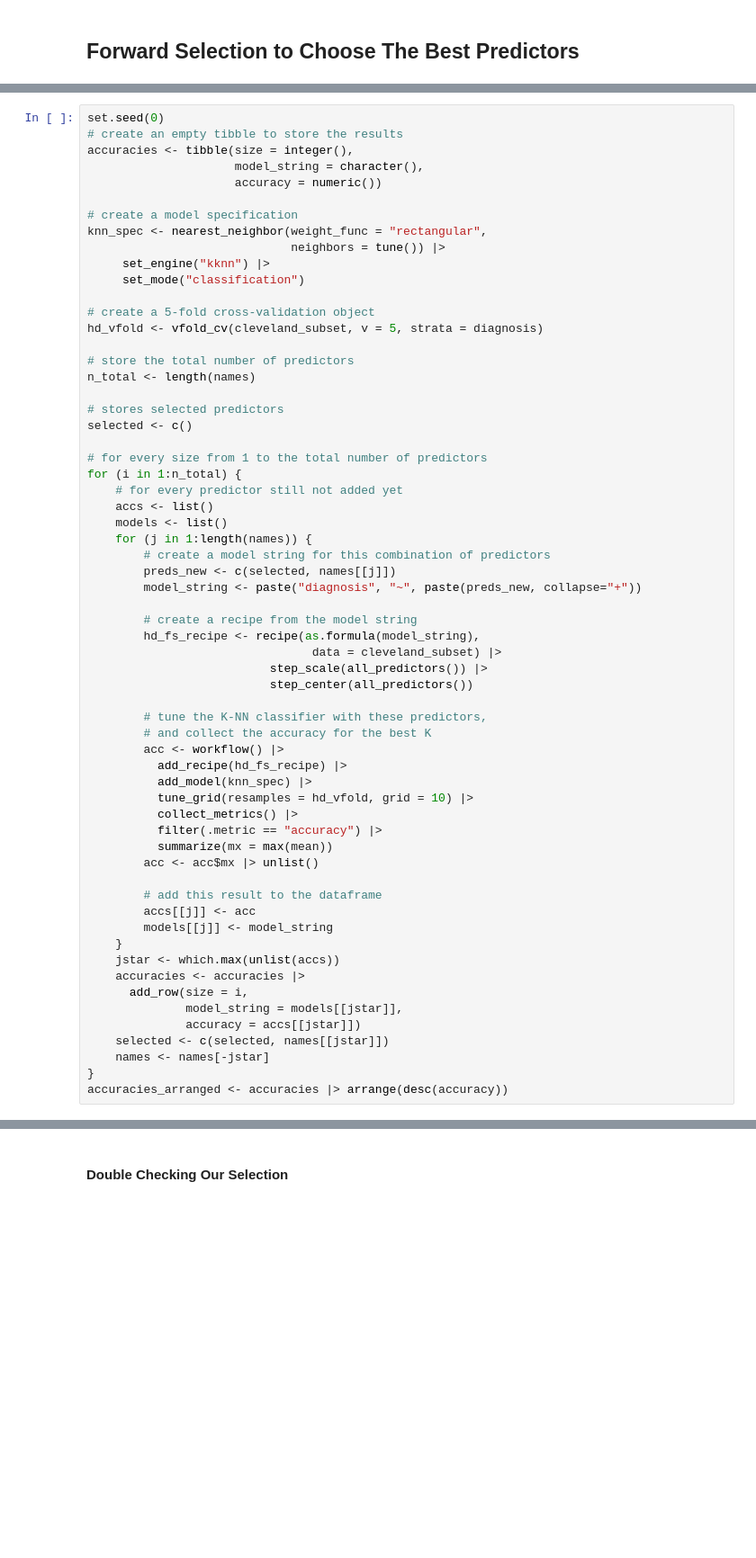
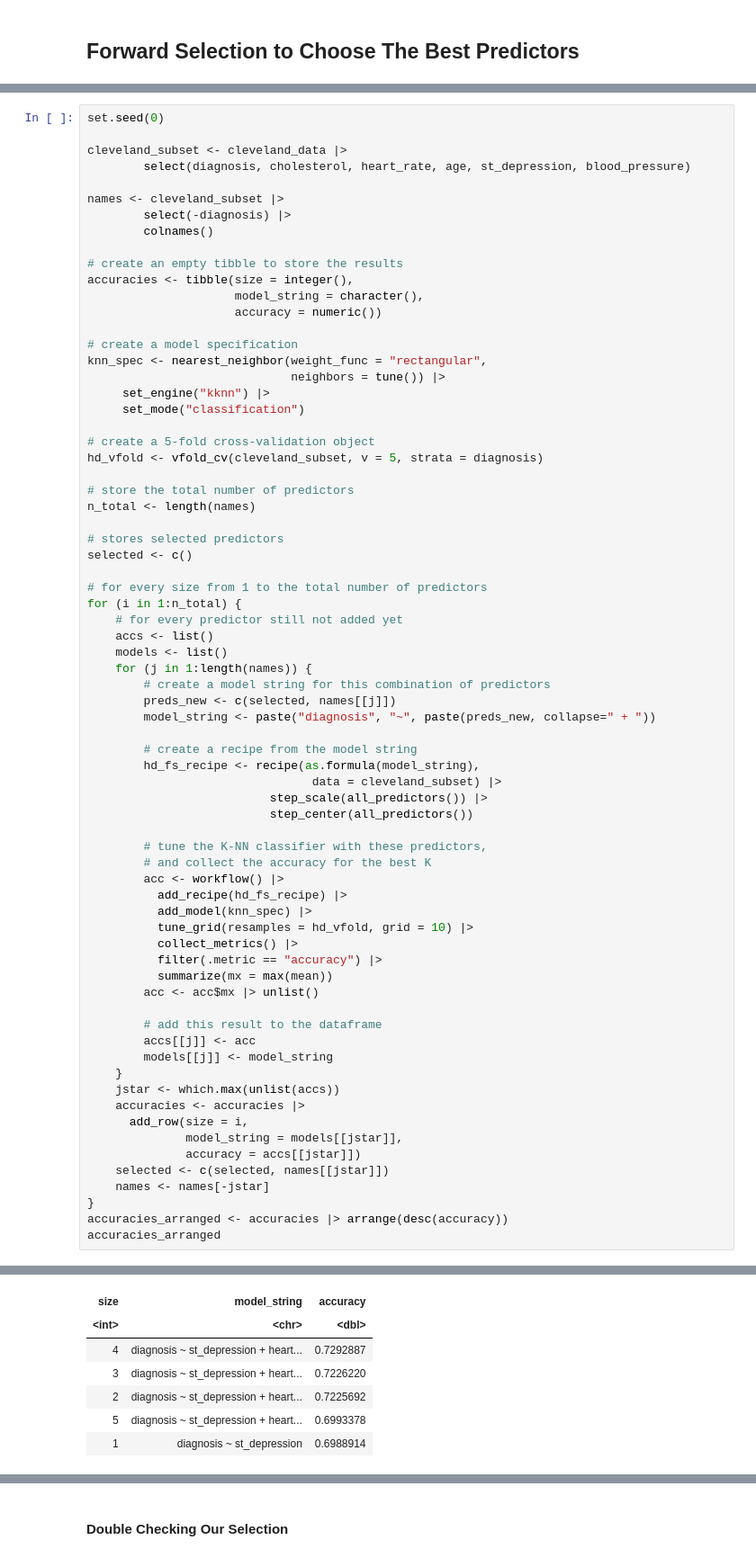
Before and after one commit to Git-Aarya/Heart-Disease-Predictor, a Jupyter notebook: project_proposal_analysis.ipynb, the cells around one changed output, grey strips where cells are left out. Shown at 90% size. Drawn from its saved outputs; the diff is of its cells as text; blank space fills up the shorter version.

```diff
--- a/project_proposal_analysis.ipynb
+++ b/project_proposal_analysis.ipynb
@@ -203,5 +205,13 @@ example_formula
 # %%
 set.seed(0)
+
+cleveland_subset <- cleveland_data |>
+        select(diagnosis, cholesterol, heart_rate, age, st_depression, blood_pressure)
+
+names <- cleveland_subset |>
+        select(-diagnosis) |>
+        colnames()
+
 # create an empty tibble to store the results
 accuracies <- tibble(size = integer(),
                      model_string = character(),
@@ -230,7 +240,7 @@ for (i in 1:n_total) {
     for (j in 1:length(names)) {
         # create a model string for this combination of predictors
         preds_new <- c(selected, names[[j]])
-        model_string <- paste("diagnosis", "~", paste(preds_new, collapse="+"))
+        model_string <- paste("diagnosis", "~", paste(preds_new, collapse=" + "))
 
         # create a recipe from the model string
         hd_fs_recipe <- recipe(as.formula(model_string),
@@ -262,3 +272,5 @@ for (i in 1:n_total) {
     names <- names[-jstar]
 }
 accuracies_arranged <- accuracies |> arrange(desc(accuracy))
+accuracies_arranged
+# %% [output]
@@ -264,0 +278,7 @@ accuracies_arranged <- accuracies |> arrange(desc(accuracy))
+| size | model_string | accuracy |
+| <int> | <chr> | <dbl> |
+| 4 | diagnosis ~ st_depression + heart... | 0.7292887 |
+| 3 | diagnosis ~ st_depression + heart... | 0.7226220 |
+| 2 | diagnosis ~ st_depression + heart... | 0.7225692 |
+| 5 | diagnosis ~ st_depression + heart... | 0.6993378 |
+| 1 | diagnosis ~ st_depression | 0.6988914 |
```
Also changed, not shown: parts of 30 cells of this notebook.
